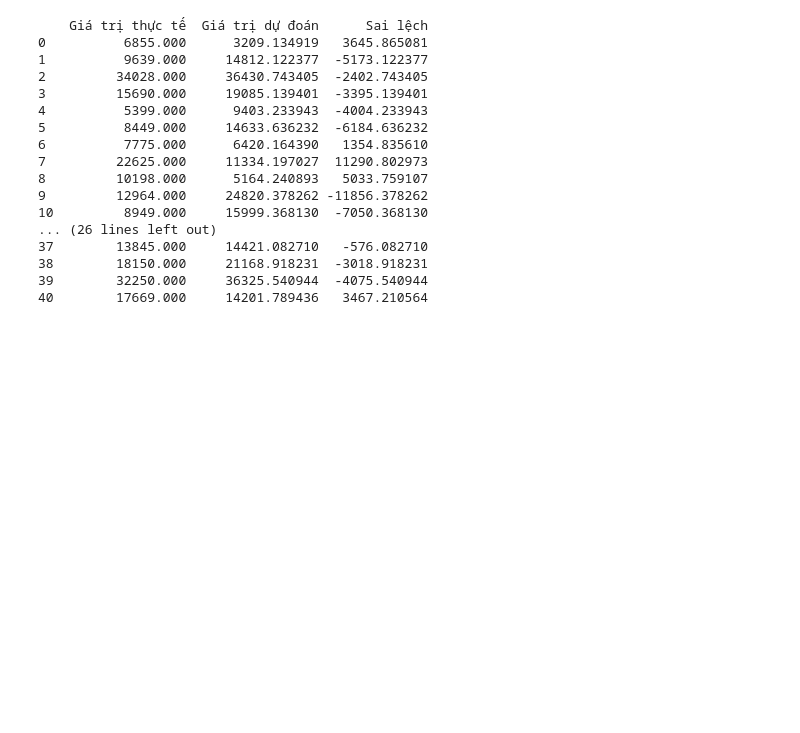
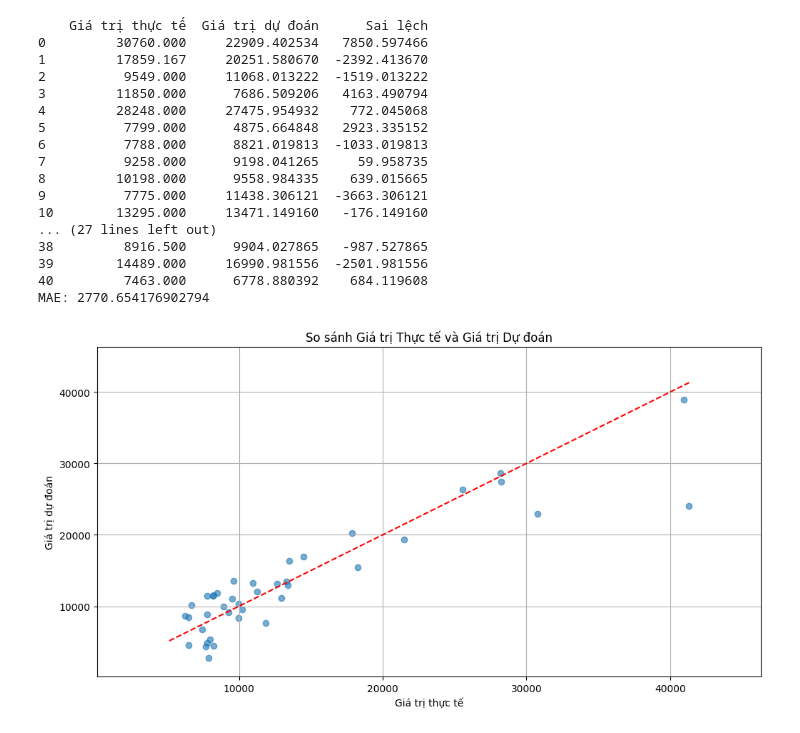
Before and after one commit to BuiCHuy/carproject, a Jupyter notebook: CarDemo/CarProjectDemo.ipynb, the cells around one changed output. Saved outputs shown, nothing was run; the diff lists cells and outputs as text; code cells hidden in the pictures; blank space fills up the shorter version.

```diff
--- a/CarDemo/CarProjectDemo.ipynb
+++ b/CarDemo/CarProjectDemo.ipynb
@@ -4,7 +5,4 @@ import numpy as np
 # %%
-import pandas as pd
-import numpy as np
-
 # Đọc dữ liệu từ file CSV
 df = pd.read_csv("carpricedata.csv")
 
@@ -14,15 +12,10 @@ df['model'] = df['CarName'].apply(lambda x: ' '.join(x.split(' ')[1:]))
 df = df.drop(columns=['car_ID', 'CarName'])
 
 # Cột dữ liệu phân loại
-categorical_column = ['fueltype', 'aspiration', 'doornumber', 'carbody',
-                      'drivewheel', 'enginelocation', 'enginetype',
-                      'cylindernumber', 'fuelsystem', 'brand', 'model']
+categorical_column = ['fueltype','aspiration','doornumber','carbody','drivewheel','enginelocation','enginetype','cylindernumber','fuelsystem','brand','model']
 
 # Cột dữ liệu liên tục
-numerical_column = ['wheelbase', 'carlength', 'carwidth', 'carheight',
-                    'curbweight', 'enginesize', 'boreratio',
-                    'stroke', 'compressionratio', 'horsepower',
-                    'peakrpm', 'citympg', 'highwaympg']
+numerical_column = ['symboling','wheelbase','carlength','carwidth','carheight','curbweight', 'enginesize', 'boreratio','stroke','compressionratio','horsepower','peakrpm','citympg','highwaympg']
 
 # Mã hóa dữ liệu phân loại
 df = pd.get_dummies(df, columns=categorical_column, drop_first=True)
@@ -31,18 +24,8 @@ df = pd.get_dummies(df, columns=categorical_column, drop_first=True)
 X = df.drop('price', axis=1).astype(float)
 y = df['price'].values
 
-# Trộn dữ liệu
-np.random.seed(0)  # Đảm bảo tính tái lập
-indices = np.random.permutation(len(X))
-
-# Xác định tỷ lệ huấn luyện và kiểm tra
-train_size = int(0.8 * len(X))
-train_indices = indices[:train_size]
-test_indices = indices[train_size:]
-
-# Chia dữ liệu thành tập huấn luyện và kiểm tra
-X_train, X_test = X.iloc[train_indices], X.iloc[test_indices]
-y_train, y_test = y[train_indices], y[test_indices]
+from sklearn.model_selection import train_test_split
+X_train,X_test,y_train,y_test=train_test_split(X,y,test_size=0.2,random_state=42,shuffle=True)
 
 # Thêm cột hằng số vào X_train và X_test
 ones_train = np.ones((X_train.shape[0], 1))
@@ -62,21 +45,39 @@ y_pred = np.dot(Xbar_test, w)
 pred_df = pd.DataFrame({'Giá trị thực tế': y_test, 'Giá trị dự đoán': y_pred, 'Sai lệch': y_test - y_pred})
 
 print(pred_df)
+mae = mean_absolute_error(y_test, y_pred)
+print(f'MAE: {mae}')
 # %% [output]
     Giá trị thực tế  Giá trị dự đoán      Sai lệch
-0          6855.000      3209.134919   3645.865081
-1          9639.000     14812.122377  -5173.122377
-2         34028.000     36430.743405  -2402.743405
-3         15690.000     19085.139401  -3395.139401
-4          5399.000      9403.233943  -4004.233943
-5          8449.000     14633.636232  -6184.636232
-6          7775.000      6420.164390   1354.835610
-7         22625.000     11334.197027  11290.802973
-8         10198.000      5164.240893   5033.759107
-9         12964.000     24820.378262 -11856.378262
-10         8949.000     15999.368130  -7050.368130
-... (26 lines left out)
-37        13845.000     14421.082710   -576.082710
-38        18150.000     21168.918231  -3018.918231
-39        32250.000     36325.540944  -4075.540944
-40        17669.000     14201.789436   3467.210564
+0         30760.000     22909.402534   7850.597466
+1         17859.167     20251.580670  -2392.413670
+2          9549.000     11068.013222  -1519.013222
+3         11850.000      7686.509206   4163.490794
+4         28248.000     27475.954932    772.045068
+5          7799.000      4875.664848   2923.335152
+6          7788.000      8821.019813  -1033.019813
+7          9258.000      9198.041265     59.958735
+8         10198.000      9558.984335    639.015665
+9          7775.000     11438.306121  -3663.306121
+10        13295.000     13471.149160   -176.149160
+... (27 lines left out)
+38         8916.500      9904.027865   -987.527865
+39        14489.000     16990.981556  -2501.981556
+40         7463.000      6778.880392    684.119608
+MAE: 2770.654176902794
+# %%
+import matplotlib.pyplot as plt
+
+# Vẽ đồ thị
+plt.figure(figsize=(12, 6))
+plt.scatter(y_test, y_pred, alpha=0.6)
+plt.plot([y_test.min(), y_test.max()], [y_test.min(), y_test.max()], color='red', linestyle='--')  # Đường chuẩn
+plt.title('So sánh Giá trị Thực tế và Giá trị Dự đoán')
+plt.xlabel('Giá trị thực tế')
+plt.ylabel('Giá trị dự đoán')
+plt.grid()
+plt.xlim(y_test.min() - 5000, y_test.max() + 5000)  # Điều chỉnh giới hạn trục x
+plt.ylim(y_test.min() - 5000, y_test.max() + 5000)  # Điều chỉnh giới hạn trục y
+plt.show()
+# %% [output]
+[figure, added]
```
Also changed, not shown: parts of 1 cell of this notebook.
